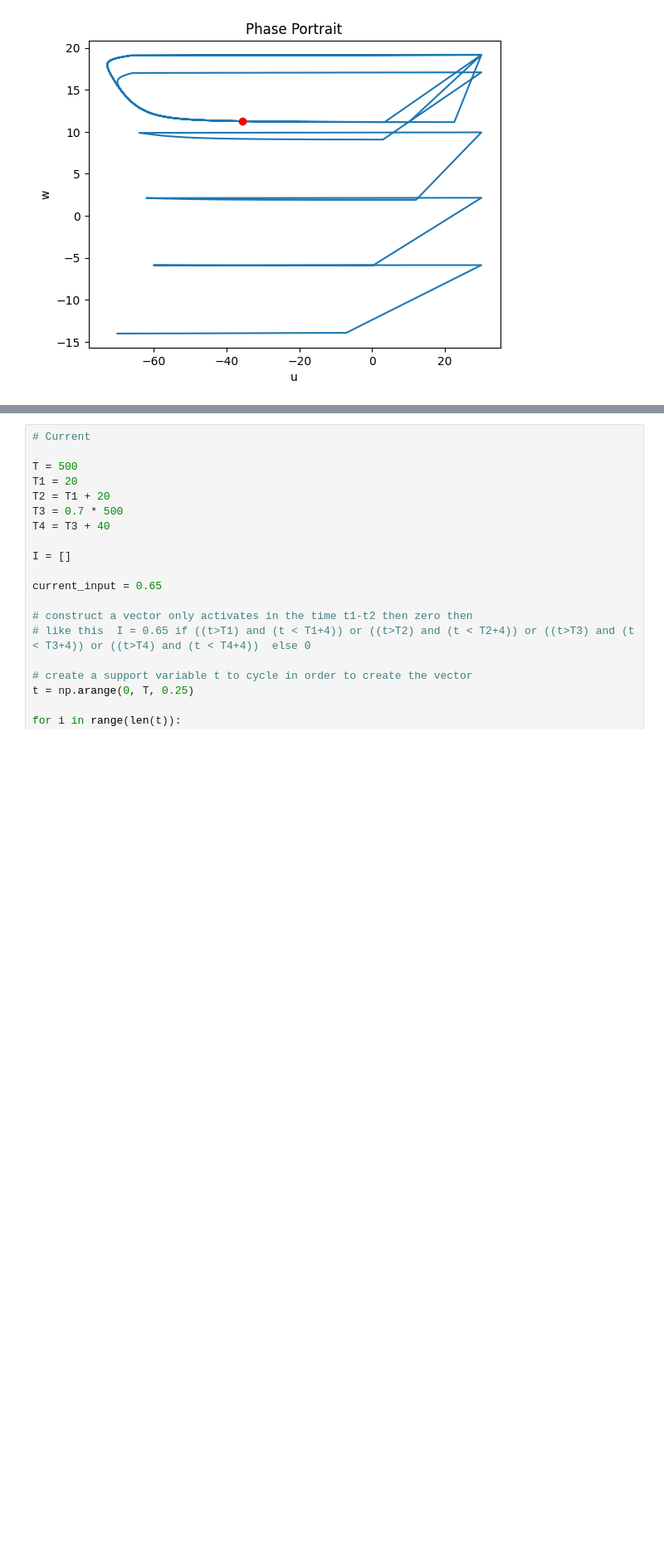
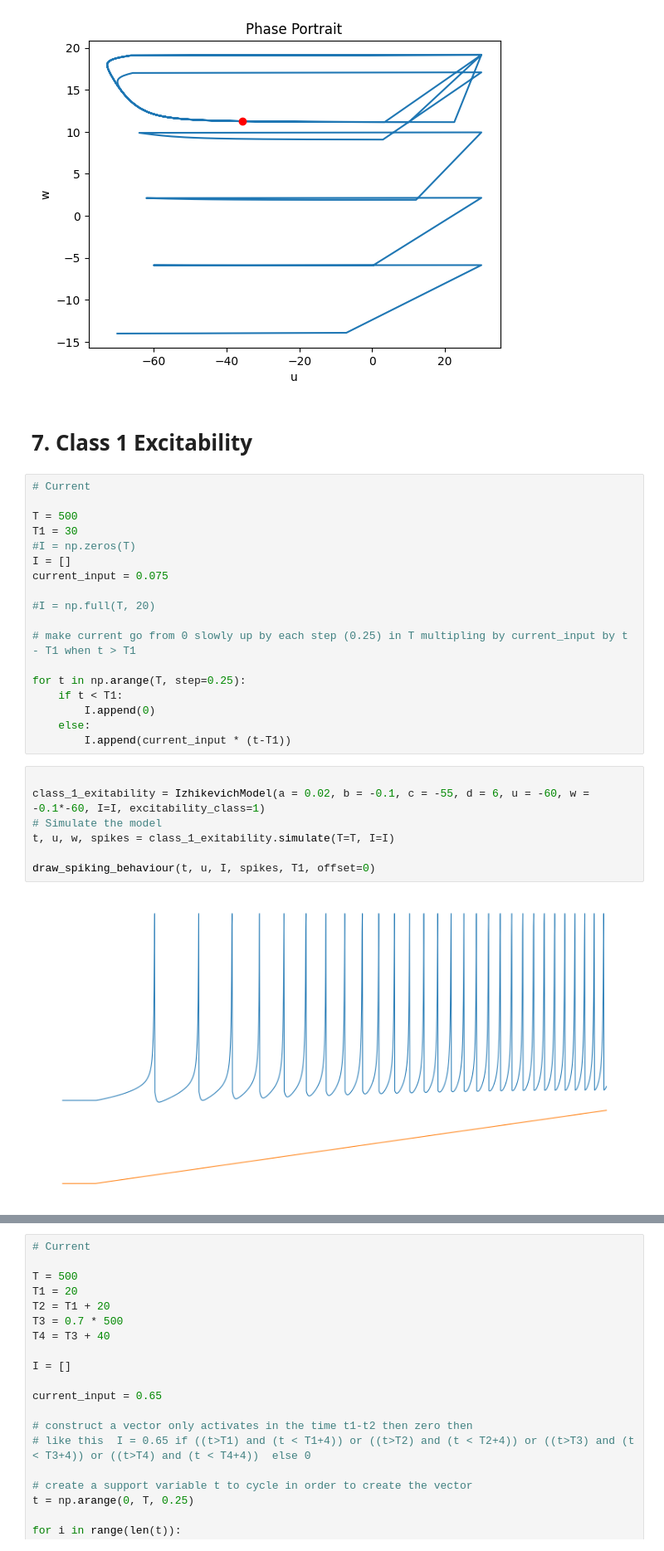
Before and after one commit to U-n-Own/UniversityNotes, a Jupyter notebook: Assignments/ComputationalNeuroscience/FirstAssignment/izhikevich_simulation.ipynb, the cells around one changed output, grey strips where cells are left out. Shown at 83% size. Cells and saved outputs as stored; diff of their text form; blank space fills up the shorter version.

```diff
--- a/Assignments/ComputationalNeuroscience/FirstAssignment/izhikevich_simulation.ipynb
+++ b/Assignments/ComputationalNeuroscience/FirstAssignment/izhikevich_simulation.ipynb
@@ -313,3 +316,32 @@ draw_spiking_behaviour(t, u, I-graphical_fix_value, spikes, T1)
 draw_phase_portrait((u, w), 'Phase Portrait')
 # %% [output]
 [figure]
+# %% [markdown]
+# 7. Class 1 Excitability
+# %%
+# Current
+
+T = 500
+T1 = 30
+#I = np.zeros(T)
+I = []
+current_input = 0.075
+
+#I = np.full(T, 20)
+
+# make current go from 0 slowly up by each step (0.25) in T multipling by current_input by t - T1 when t > T1
+
+for t in np.arange(T, step=0.25):
+    if t < T1:
+        I.append(0)
+    else:
+        I.append(current_input * (t-T1))
+# %%
+
+class_1_exitability = IzhikevichModel(a = 0.02, b = -0.1, c = -55, d = 6, u = -60, w = -0.1*-60, I=I, excitability_class=1)
+# Simulate the model
+t, u, w, spikes = class_1_exitability.simulate(T=T, I=I)
+
+draw_spiking_behaviour(t, u, I, spikes, T1, offset=0)
+# %% [output]
+[figure, added]
```
Also changed, not shown: parts of 32 cells of this notebook, 3 other files.
